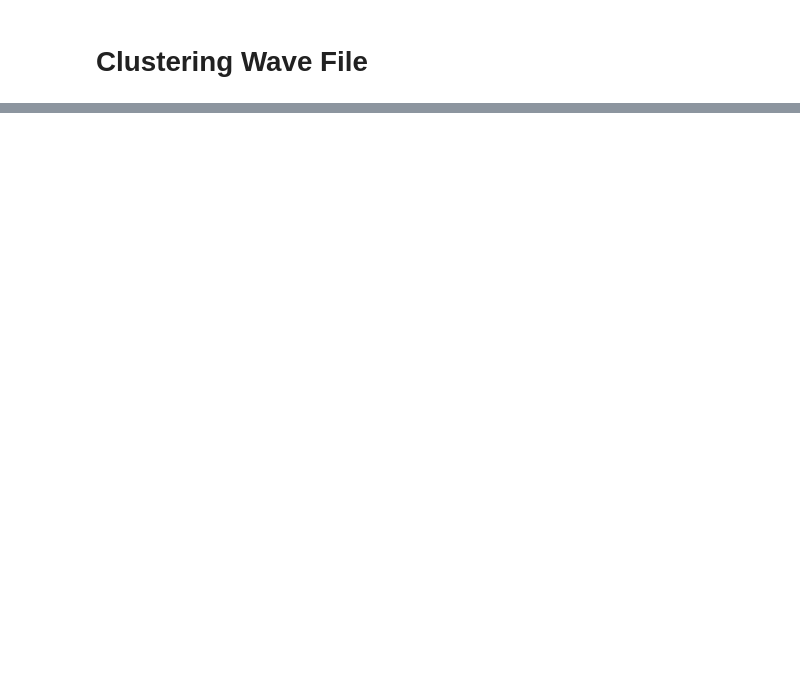
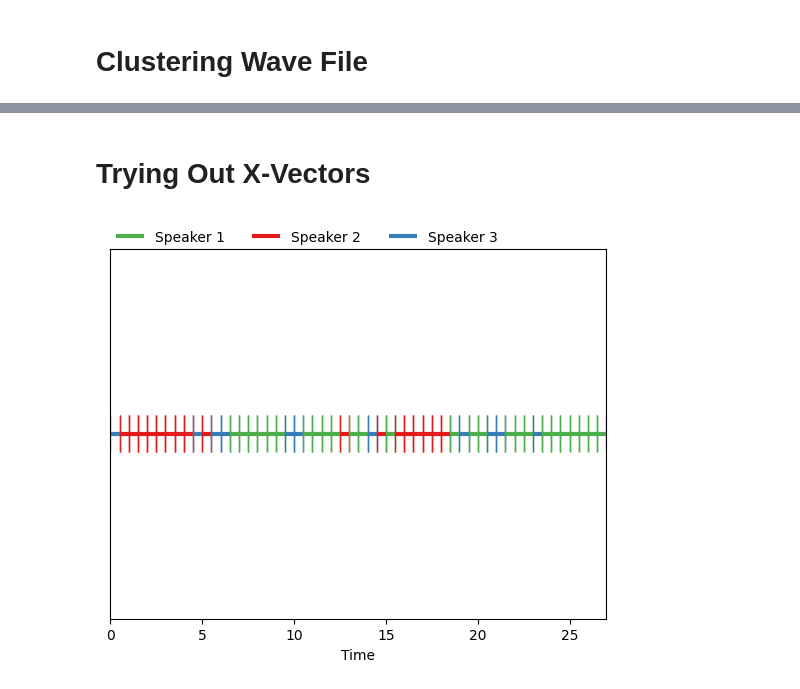
Before and after one commit to jottemka/ds-capstone-speakequal, a Jupyter notebook: jk_speak_equal.ipynb, the cells around one changed output, grey strips where cells are left out. Saved outputs shown, nothing was run; the diff lists cells and outputs as text; code cells hidden in the pictures; blank space fills up the shorter version.

```diff
--- a/jk_speak_equal.ipynb
+++ b/jk_speak_equal.ipynb
@@ -151,0 +84,66 @@ y_pred.shape
+# %% [markdown]
+# Trying Out X-Vectors
+# %%
+import torch
+import torchaudio
+import numpy as np
+import pandas as pd
+import matplotlib.pyplot as plt
+from speechbrain.pretrained import SpeakerRecognition
+from sklearn.cluster import AgglomerativeClustering, KMeans, MiniBatchKMeans
+from pyannote.core import Segment, Annotation, notebook
+
+
+# Load pre-trained x-vector model
+xvector_model = SpeakerRecognition.from_hparams(
+    source="speechbrain/spkrec-xvect-voxceleb",
+    savedir="pretrained_models/spkrec-xvect-voxceleb"
+)
+
+# Load audio file (fs is sampling rate)
+signal, fs = torchaudio.load("data/test.wav")
+
+# Ensure the audio is mono and 16kHz
+if signal.shape[0] > 1:
+    signal = torch.mean(signal, dim=0, keepdim=True)
+
+if fs != 16000:
+    signal = torchaudio.transforms.Resample(fs, 16000)(signal)
+
+# Define segment length and step
+segment_length = .5  # adjust to preference
+step = .5  # adjust to preference
+segment_length_samples = int(segment_length * 16000)
+step_samples = int(step * 16000)
+
+# Extract x-vectors for each segment
+xvectors = []
+segments = []
+for start in range(0, signal.shape[1] - segment_length_samples, step_samples):
+    segment = signal[:, start:start + segment_length_samples]
+    xvector = xvector_model.encode_batch(segment)
+    xvectors.append(xvector.squeeze().detach().numpy())
+    segments.append(Segment(start / 16000, (start + segment_length_samples) / 16000))
+
+xvectors = np.array(xvectors)
+
+# Perform agglomerative clustering
+num_speakers = 3  # Change this number based on expected number of speakers
+labels = KMeans(n_clusters=num_speakers).fit_predict(xvectors)
+
+# Create a pyannote annotation for visualization and output
+annotation = Annotation()
+for i, label in enumerate(labels):
+    annotation[segments[i]] = f"Speaker {label + 1}"
+
+# Display the diarization result
+notebook.plot_annotation(annotation, time=True, legend=True)
+
+# Convert to Pandas DataFrame for easier handling
+df = pd.DataFrame({
+    "start": [segment.start for segment in segments],
+    "end": [segment.end for segment in segments],
+    "speaker": [f"Speaker {label + 1}" for label in labels]
+})
+# %% [output]
+[figure, added]
```
Also changed, not shown: parts of 8 cells of this notebook, 7 other files.
